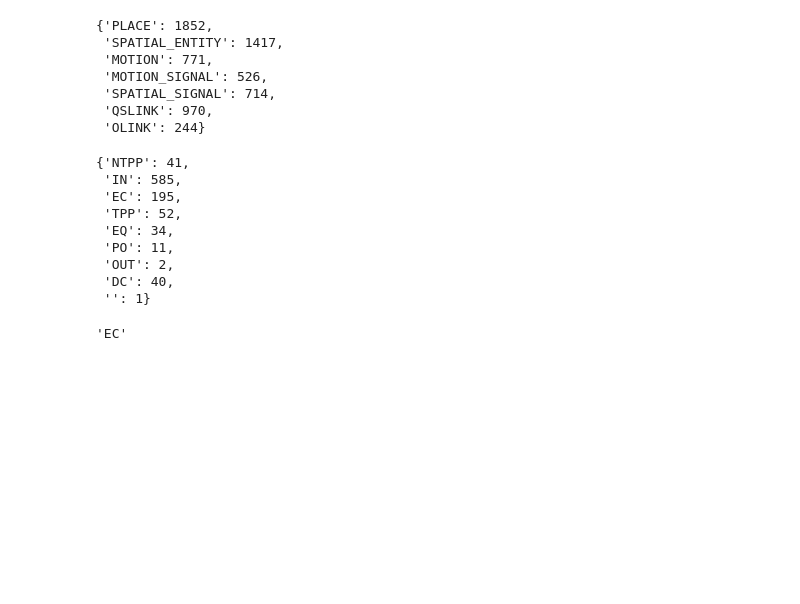
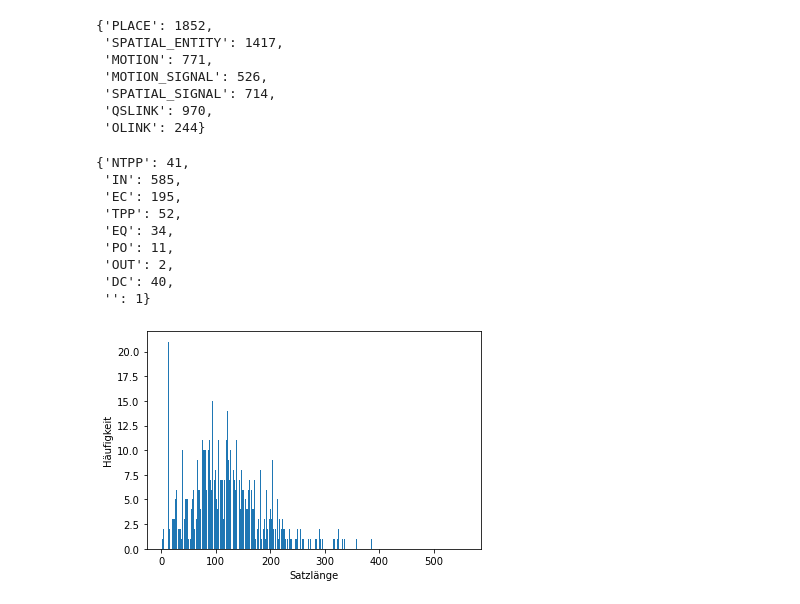
Before and after one commit to timHau/t2s, a Jupyter notebook: uebung01_hau.ipynb, the cells around one changed output. Saved outputs shown, nothing was run; the diff lists cells and outputs as text; code cells hidden in the pictures; blank space fills up the shorter version.

```diff
--- a/uebung01_hau.ipynb
+++ b/uebung01_hau.ipynb
@@ -191,17 +192,32 @@ count_QsLinks(filenames)
  'OUT': 2,
  'DC': 40,
  '': 1}
-# %%
-def count_length(filenames):
-    res = {}
-    for filename in filenames:
-        file = read_file(filename)
-        soup = BeautifulSoup(file, 'xml')
-        without_tags = soup.get_text().replace("\n", "")
-        return without_tags
-# %%
-file = read_file('./Training/RFC/Bicycles.xml')
-soup = BeautifulSoup(file, 'xml')
-soup.find_all('QSLINK')[0].attrs['relType']
-# %% [output]
-'EC'
+# %%
+def count_length(filenames):
+    res = {}
+    for filename in filenames:
+        file = read_file(filename)
+        soup = BeautifulSoup(file, 'xml')
+        without_tags = soup.get_text()
+        for sentence in without_tags.split('.'):
+            length = len(sentence)
+            if length == 0:
+                continue
+            if length in res:
+                res[length] += 1
+            else:
+                res[length] = 1
+    return res
+
+
+def plot_length_and_num(length_and_num):
+    x = length_and_num.keys()
+    y = length_and_num.values()
+    fig, ax = plt.subplots()
+    plt.bar(x, y)
+    ax.set(xlabel="Satzlänge", ylabel="Häufigkeit")
+# %%
+length_and_num = count_length(filenames)
+plot_length_and_num(length_and_num)
+# %% [output]
+[figure, added]
```
Also changed, not shown: parts of 6 cells of this notebook, 1 other file.
